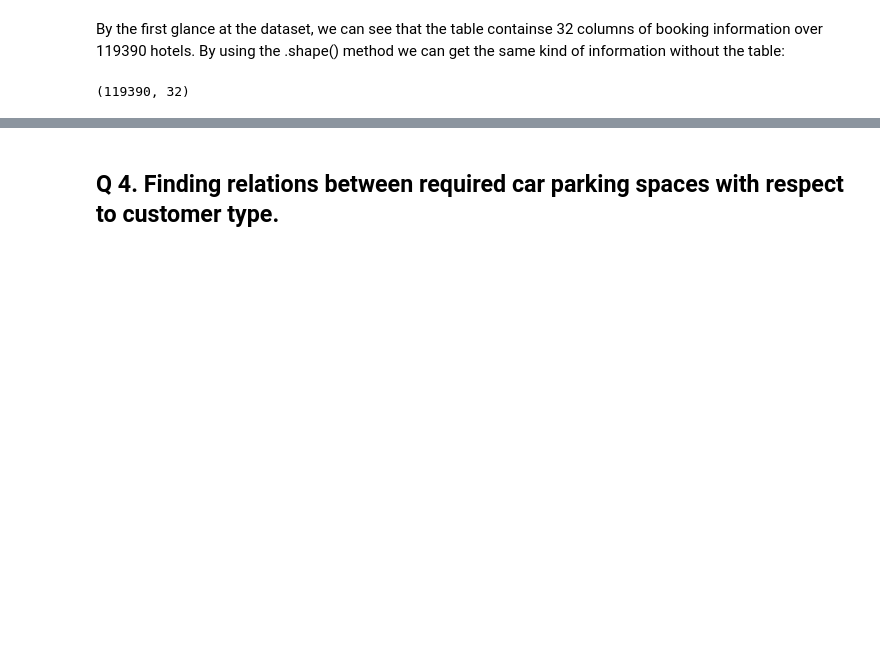
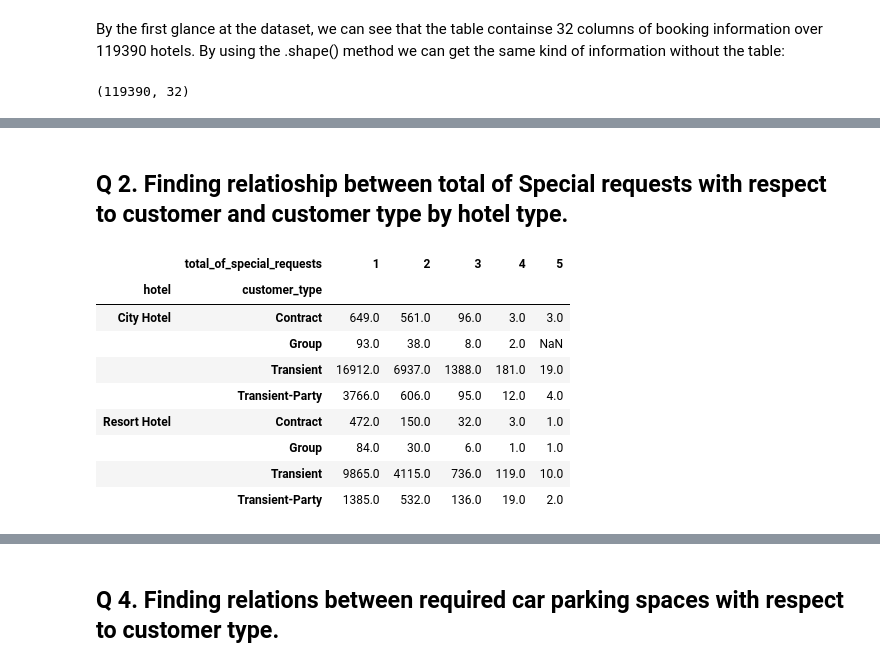
Before and after one commit to Ishansingh438/EDA-Hotel-Booking-Analysis-project, a Jupyter notebook: Ishan_Singh_Hotel_Booking_Analysis_Capstone_Project.ipynb, the cells around one changed output, grey strips where cells are left out. Drawn from its saved outputs; the diff is of its cells as text; code cells hidden in the pictures; blank space fills up the shorter version.

```diff
--- a/Ishan_Singh_Hotel_Booking_Analysis_Capstone_Project.ipynb
+++ b/Ishan_Singh_Hotel_Booking_Analysis_Capstone_Project.ipynb
@@ -166,3 +85,0 @@ Since the countries contains categorical numbers (represented in the ISO 3155–
-# %%
-hotel_df['country'] = hotel_df['country'].fillna(0)
-hotel_df['country'].head()
@@ -432,0 +149,16 @@ Name: meal, dtype: int64
+# %% [markdown]
+## Q 2. Finding relatioship between total of Special requests with respect to customer and customer type by hotel type.
+# %%
+special_requests = hotel_df_2.groupby(['hotel', 'customer_type','total_of_special_requests'])['customer_type'].count().unstack()
+special_requests
+# %% [output]
+|  | total_of_special_requests | 1 | 2 | 3 | 4 | 5 |
+| hotel | customer_type |  |  |  |  |  |
+| City Hotel | Contract | 649.0 | 561.0 | 96.0 | 3.0 | 3.0 |
+|  | Group | 93.0 | 38.0 | 8.0 | 2.0 | NaN |
+|  | Transient | 16912.0 | 6937.0 | 1388.0 | 181.0 | 19.0 |
+|  | Transient-Party | 3766.0 | 606.0 | 95.0 | 12.0 | 4.0 |
+| Resort Hotel | Contract | 472.0 | 150.0 | 32.0 | 3.0 | 1.0 |
+|  | Group | 84.0 | 30.0 | 6.0 | 1.0 | 1.0 |
+|  | Transient | 9865.0 | 4115.0 | 736.0 | 119.0 | 10.0 |
+|  | Transient-Party | 1385.0 | 532.0 | 136.0 | 19.0 | 2.0 |
```
Also changed, not shown: parts of 63 cells of this notebook.
